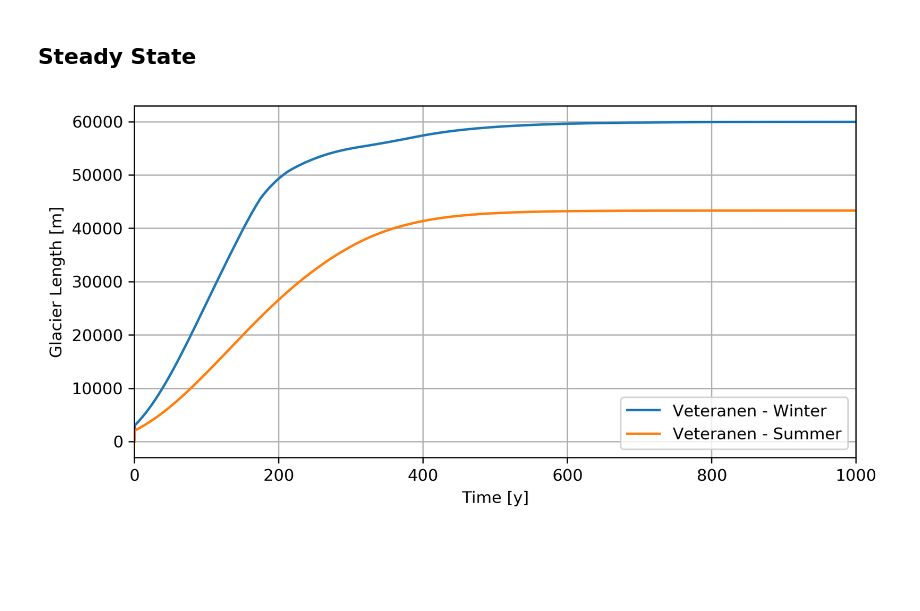
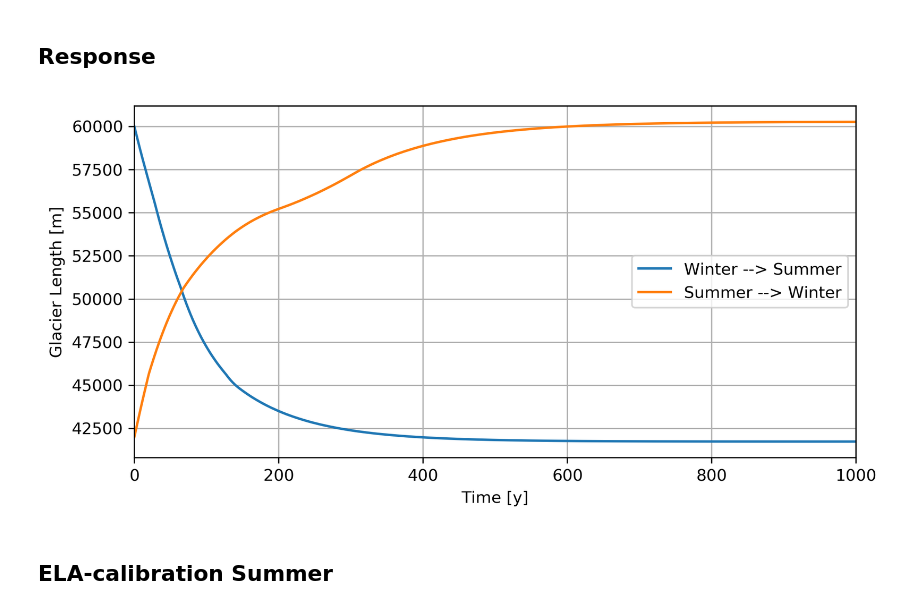
Before and after one commit to raymondedwards95/MinimumGlacierModel, a Jupyter notebook: 7_Veteranen_Calibration.ipynb, the cells around one changed output. Drawn from its saved outputs; the diff is of its cells as text; code cells hidden in the pictures; blank space fills up the shorter version.

```diff
--- a/7_Veteranen_Calibration.ipynb
+++ b/7_Veteranen_Calibration.ipynb
@@ -11,64 +11,59 @@ ELA_0 = np.genfromtxt("ELA_spitsbergen.txt")
 
 tributary_data = np.genfromtxt('Glacierbuckets.csv', delimiter=";", skip_header=1, usecols=(1,2,3,4,5,6,7))
 
-veteranen_width = 2930
-parameters = [alpha, beta, nu, kappa, c, w, L0] = np.genfromtxt("parameters_veteranen.txt")
+w = veteranen_width = 2930
+
+try:
+    parameters = [alpha, beta, nu, kappa, c, w, L0, E0s, E0w] = np.genfromtxt("parameters_veteranen.txt")
+except OSError:
+    parameters = [alpha, beta, nu, kappa, c, w, L0, E0s, E0w] = [3, 0.007, 10, 0.5, 1, w, 1, 100, 100]
 
 figsize = (8,4)
 dpi = 300
-# %% [markdown]
-## Steady State
+# %% [markdown]
+## Response
 # %%
-summer = CustomBedModel(x1, y1, name="Veteranen - Summer", w=veteranen_width)
-winter = CustomBedModel(x1, y1, name="Veteranen - Winter", w=veteranen_width)
+summer = CustomBedModel(x1, y1, name="Summer --> Winter", L0=42000, w=veteranen_width)
+winter = CustomBedModel(x1, y1, name="Winter --> Summer", L0=60000, w=veteranen_width)
 
 glaciers = [winter, summer]
 
 for glacier in glaciers:
-    glacier.width_glacier = 2930
     for [L, w0, h0, w1, h1, s, q] in tributary_data:
         glacier.add_bucket_tributary(L, w0, w1, h0, h1)
 # %%
 dt = 0.5
 t = 1000
 
-E_0 = 0
-E_var = 100
-E_2016 = E_0 + ELA_0[-1,1]
-
 plt.figure(figsize=figsize, dpi=dpi)
 
 for glacier in glaciers:
-    glacier.alpha = 1.2
-    glacier.beta = 0.007
-    glacier.nu = 10
-    glacier.kappa = 0.3
-    glacier.c = 1.2
+    glacier.alpha = alpha
+    glacier.beta = beta
+    glacier.nu = nu
+    glacier.kappa = kappa
+    glacier.c = c
 
-summer.integrate(dt=dt, time=t, E=E_2016+E_var)
-winter.integrate(dt=dt, time=t, E=E_2016-E_var)
+summer.integrate(dt=dt, time=t, E=600)
+winter.integrate(dt=dt, time=t, E=840)
 
 for glacier in glaciers:
     plt.plot(glacier.t, glacier.L, label=glacier.name)
 
 plt.legend()
 plt.grid()
 # plt.title("Glacier length")
 
 # plt.plot([np.min(summer.t), np.max(summer.t)], 2*[42000], "--", c="gray", linewidth=1) # real summer
 # plt.plot([np.min(summer.t), np.max(summer.t)], 2*[60000], "--", c="gray", linewidth=1) # real winter
 
 plt.xlim([np.min(summer.t), np.max(summer.t)])
 plt.xlabel("Time [y]")
 plt.ylabel("Glacier Length [m]")
 if np.max(summer.t) == t:
-    plt.savefig("figures/calibration.png")
+    plt.savefig("figures/response.png")
 plt.show()
-
-L0_summer = summer.L_last
-L0_winter = winter.L_last
-
-parameters = [alpha, beta, nu, kappa, c, w, L0] = np.array([summer.alpha, summer.beta, summer.nu, summer.kappa, summer.c, summer.w, summer.L_last])
-np.savetxt("parameters_veteranen.txt", parameters)
 # %% [output]
-[figure, old version]
+[figure, new version]
+# %% [markdown]
+## ELA-calibration Summer
```
Also changed, not shown: parts of 6 cells of this notebook, 3 other files.
